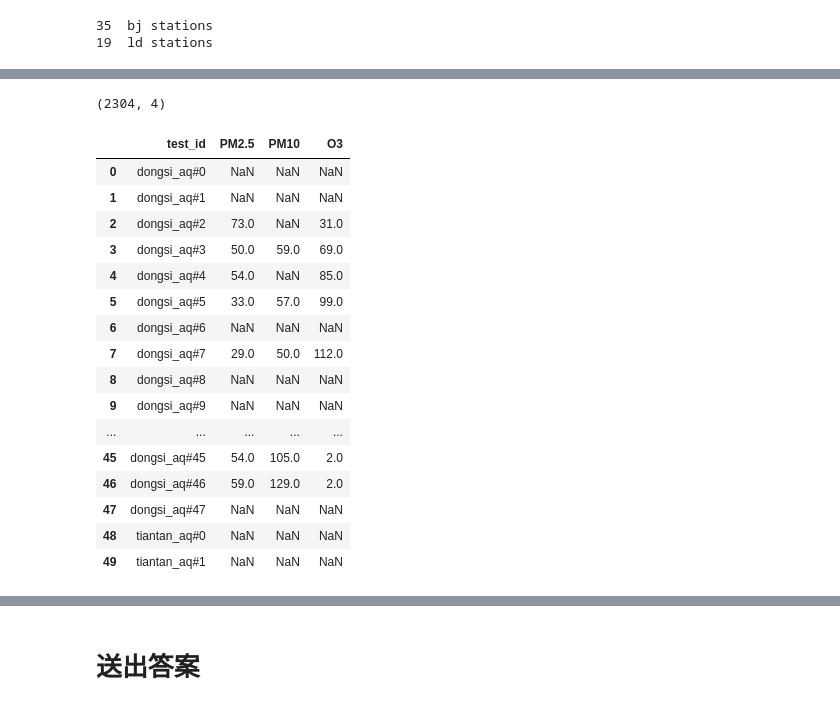
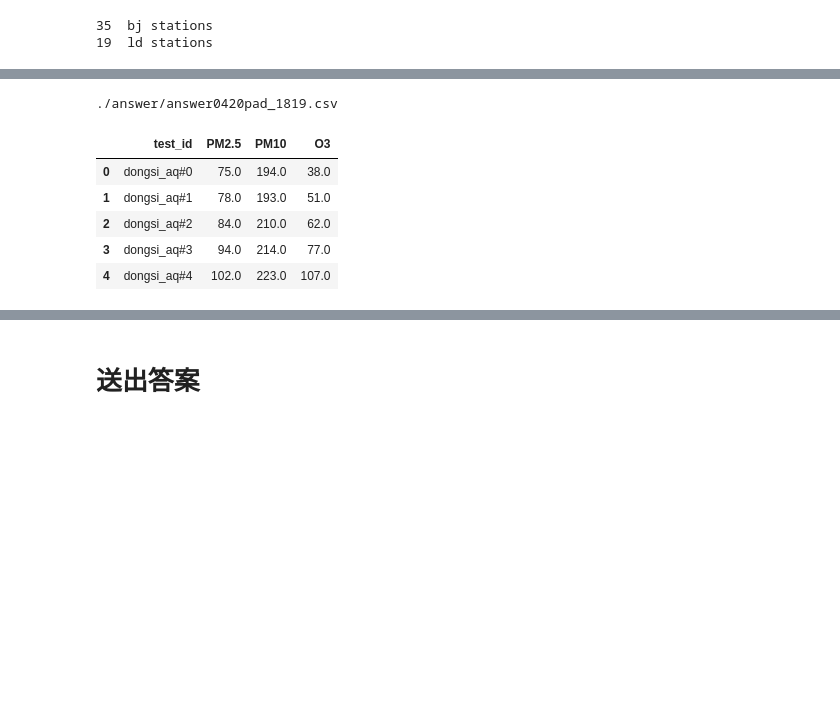
Before and after one commit to csielee/dsai2018_midterm, a Jupyter notebook: main.ipynb, the cells around one changed output, grey strips where cells are left out. Cells and saved outputs as stored; diff of their text form; code cells hidden in the pictures; blank space fills up the shorter version.

Commit message:
Generate answer by last year and yesterday

```diff
--- a/main.ipynb
+++ b/main.ipynb
@@ -181,16 +198,21 @@ def makePreviousData(today=''):
         today_ld = '%d/%d/%d' % (today.tm_year-1, today.tm_mon, today.tm_mday)
         today = '%d-%d-%d' % (today.tm_year-1, today.tm_mon, today.tm_mday)
 
-    print(today)
+    #print(today)
     previousdata = getPreviousData(today, city='bj')
     injectAnswer(sample, today_bj + ' 00:00:00', previousdata, column=previousdata.columns)
 
     previousdata = getPreviousData(today, city='ld')
     injectAnswer(sample, today_ld + ' 00:00', previousdata, formatDate = '%Y/%m/%d %H:%M', column=previousdata.columns)
 
-    return sample
+    return sample, today
 
 def generateAnswer(answer, method='', desc=''):
+    # remove negative
+    answer.loc[answer['PM2.5'] <= 0, 'PM2.5'] = np.nan
+    answer.loc[answer['PM10'] <= 0, 'PM10'] = np.nan
+    answer.loc[answer['O3'] <= 0, 'O3'] = np.nan
+
     if method == 'mean':
         answer = answer.fillna(answer.mean())
     elif method == 'pad':
@@ -227,30 +237,17 @@ tmp.head()
-# %%
-print(tmp.shape)
-
-tmp.head(50)
-# %% [output]
-(2304, 4)
-|  | test_id | PM2.5 | PM10 | O3 |
-| 0 | dongsi_aq#0 | NaN | NaN | NaN |
-| 1 | dongsi_aq#1 | NaN | NaN | NaN |
-| 2 | dongsi_aq#2 | 73.0 | NaN | 31.0 |
-| 3 | dongsi_aq#3 | 50.0 | 59.0 | 69.0 |
-| 4 | dongsi_aq#4 | 54.0 | NaN | 85.0 |
-| 5 | dongsi_aq#5 | 33.0 | 57.0 | 99.0 |
-| 6 | dongsi_aq#6 | NaN | NaN | NaN |
-| 7 | dongsi_aq#7 | 29.0 | 50.0 | 112.0 |
-| 8 | dongsi_aq#8 | NaN | NaN | NaN |
-| 9 | dongsi_aq#9 | NaN | NaN | NaN |
-| ... | ... | ... | ... | ... |
-| 45 | dongsi_aq#45 | 54.0 | 105.0 | 2.0 |
-| 46 | dongsi_aq#46 | 59.0 | 129.0 | 2.0 |
-| 47 | dongsi_aq#47 | NaN | NaN | NaN |
-| 48 | tiantan_aq#0 | NaN | NaN | NaN |
-| 49 | tiantan_aq#1 | NaN | NaN | NaN |
 # %%
-fromDate = '2018-04-17 00:00:00'
+fromDate = '2018-04-18 00:00:00'
 
 answer_origin = makeSubmissions(fromDate, force=True)
+answer_origin.head()
 # %%
-#answer_origin.head(50)
-answer,filename = generateAnswer(answer_origin, method='pad',desc='1718')
+answer,filename = generateAnswer(answer_origin, method='pad',desc='1819')
+print(filename)
+answer.head()
+# %% [output]
+./answer/answer0420pad_1819.csv
+|  | test_id | PM2.5 | PM10 | O3 |
+| 0 | dongsi_aq#0 | 75.0 | 194.0 | 38.0 |
+| 1 | dongsi_aq#1 | 78.0 | 193.0 | 51.0 |
+| 2 | dongsi_aq#2 | 84.0 | 210.0 | 62.0 |
+| 3 | dongsi_aq#3 | 94.0 | 214.0 | 77.0 |
+| 4 | dongsi_aq#4 | 102.0 | 223.0 | 107.0 |
```
Also changed, not shown: parts of 7 cells of this notebook.
